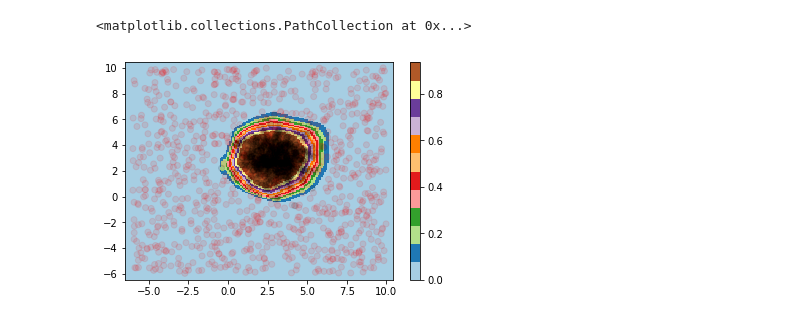
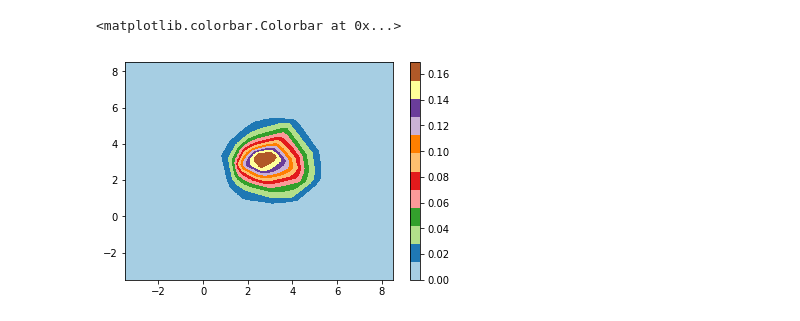
Before and after one commit to chrisorm/pydata-2018, a Jupyter notebook: notebooks/Notebook 7 - Discriminators.ipynb, the cells around one changed output. Drawn from its saved outputs; the diff is of its cells as text; code cells hidden in the pictures.

```diff
--- a/notebooks/Notebook 7 - Discriminators.ipynb
+++ b/notebooks/Notebook 7 - Discriminators.ipynb
@@ -8,10 +12,10 @@ from torch.autograd import Variable
 class Discriminator(torch.nn.Module):
     def __init__(self, in_features, out_features):
         super(Discriminator, self).__init__()
-        self.l1 = torch.nn.Linear(in_features, 300)
-        self.l2 = torch.nn.Linear(300, 200)
-        self.l3 = torch.nn.Linear(200, 100)
-        self.l4 = torch.nn.Linear(100, out_features)
+        self.l1 = torch.nn.Linear(in_features, 30)
+        self.l2 = torch.nn.Linear(30, 20)
+        self.l3 = torch.nn.Linear(20, 10)
+        self.l4 = torch.nn.Linear(10, out_features)
         self.relu = torch.nn.ReLU()
         self.bce = torch.nn.BCEWithLogitsLoss()
         self.sigmoid = torch.nn.Sigmoid()
@@ -29,8 +33,8 @@ class Discriminator(torch.nn.Module):
         y_hat_logits = self.forward(x)
         return self.bce(y_hat_logits, y)
 # %%
-x_1 = np.random.uniform(size=(1000,2), low=-6, high=10)
-x_2 = np.random.normal(loc=np.array([3.0,3.]), size=(1000,2))
+x_1 = np.random.uniform(size=(3000,2), low=-3, high=8)
+x_2 = np.random.normal(loc=np.array([3.0,3.]), size=(3000,2))
 # %%
 plt.scatter(x_1[:, 0], x_1[:, 1])
 plt.scatter(x_2[:, 0], x_2[:, 1], c='r')
@@ -57,15 +82,19 @@ for i in range(10000):
 # %%
-h=0.1
+h=0.01
 x_min, x_max = x[:, 0].min() - .5, x[:, 0].max() + .5
 y_min, y_max = x[:, 1].min() - .5, x[:, 1].max() + .5
 xx, yy = np.meshgrid(np.arange(x_min, x_max, h), np.arange(y_min, y_max, h))
 
 x_test = np.c_[xx.ravel(), yy.ravel()]
 y_hat_test = discriminator.forward_with_sigmoid(Variable(torch.from_numpy(x_test).float()))
 
-plt.pcolormesh(xx, yy, y_hat_test.data.numpy().reshape(xx.shape), cmap=plt.cm.Paired)
+z =y_hat_test.data.numpy().reshape(xx.shape)
+
+z = (z/(1-z))*(1/11**2)
+
+plt.pcolormesh(xx, yy, z, cmap=plt.cm.Paired)
 plt.colorbar()
-plt.scatter(x[:, 0], x[:, 1], c=y*20, alpha=0.1, cmap=plt.cm.flag)
+# plt.scatter(x[:, 0], x[:, 1], c=y*20, alpha=0.1, cmap=plt.cm.flag)
 # %% [output]
-<matplotlib.collections.PathCollection at 0x...>
+<matplotlib.colorbar.Colorbar at 0x...>
-[figure, old version]
+[figure, new version]
```
Also changed, not shown: parts of 7 cells of this notebook.
